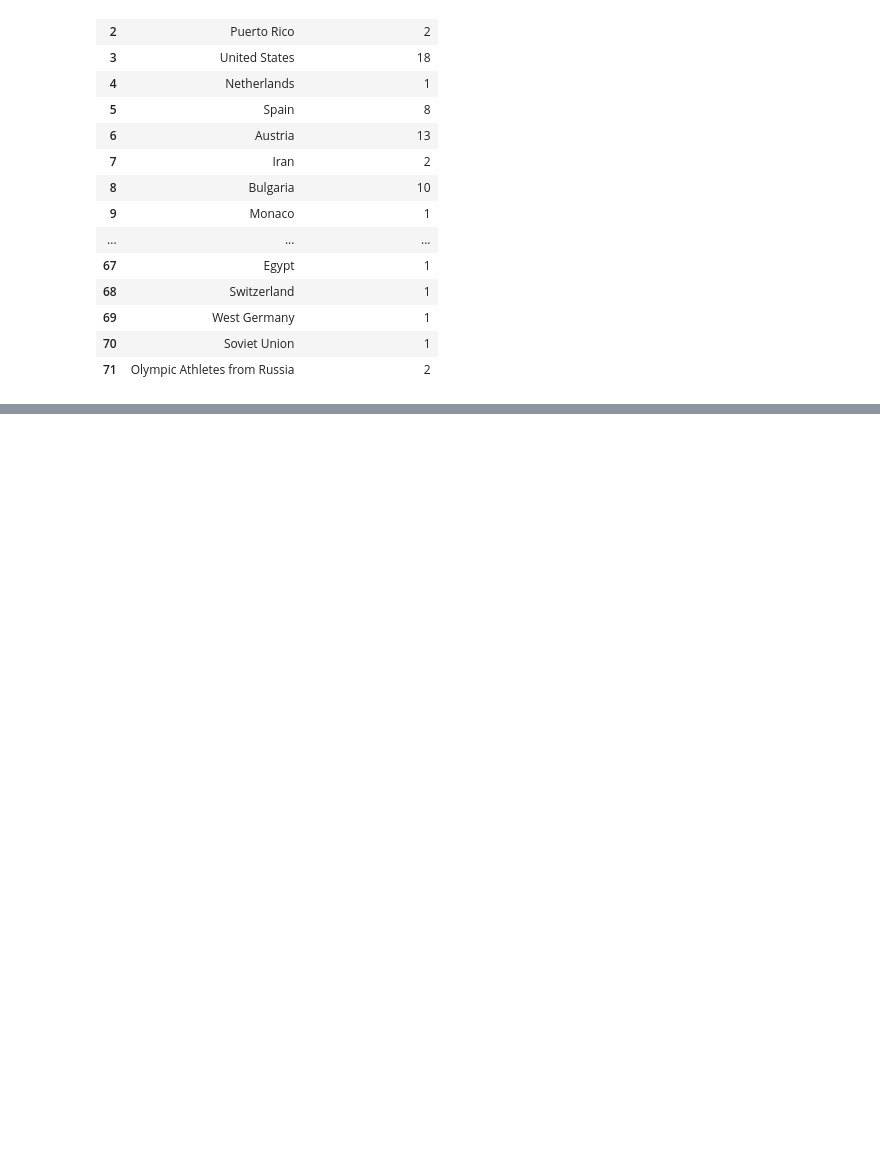
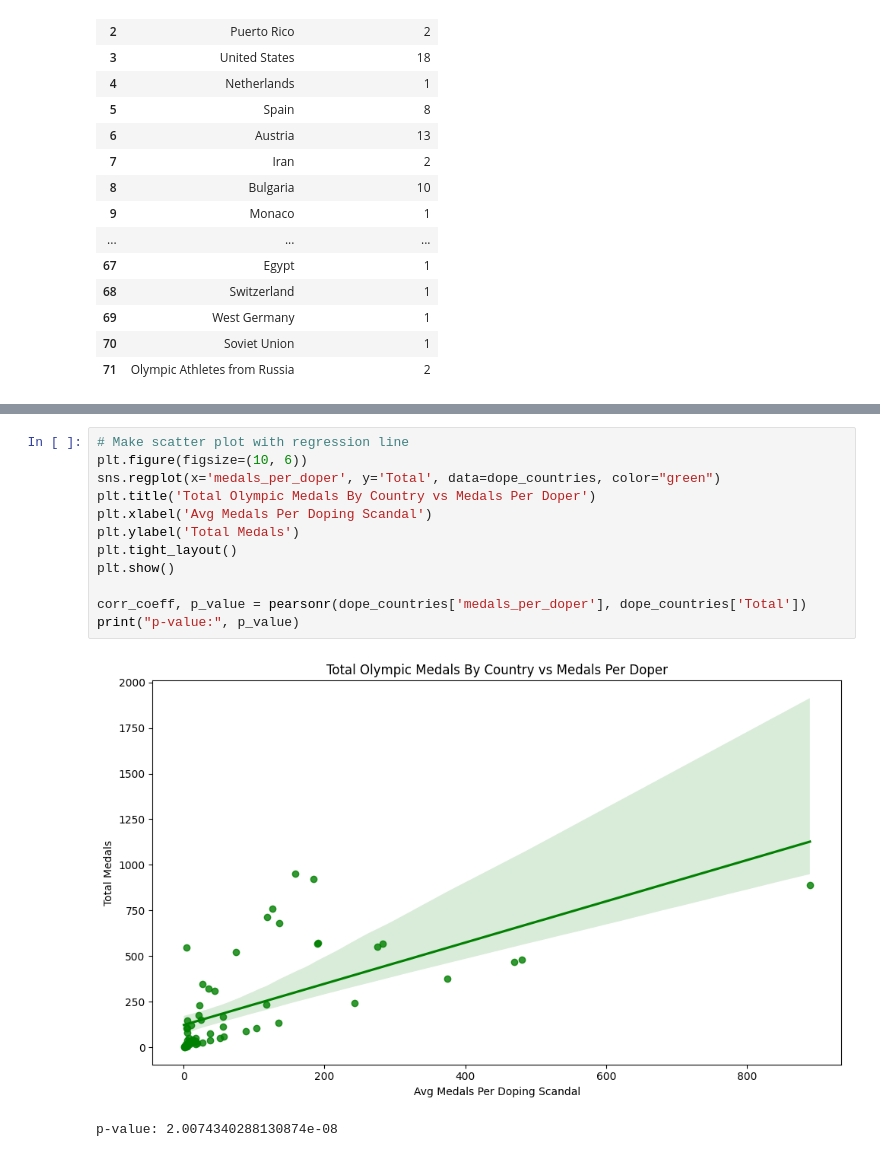
Before and after one commit to stocktonsmith/cs5830_project3, a Jupyter notebook: project3.ipynb, the cells around one changed output, grey strips where cells are left out. Saved outputs shown, nothing was run; the diff lists cells and outputs as text; blank space fills up the shorter version.

```diff
--- a/project3.ipynb
+++ b/project3.ipynb
@@ -115,0 +157,15 @@ display(all_data)
+# %%
+# Make scatter plot with regression line
+plt.figure(figsize=(10, 6))
+sns.regplot(x='medals_per_doper', y='Total', data=dope_countries, color="green")
+plt.title('Total Olympic Medals By Country vs Medals Per Doper')
+plt.xlabel('Avg Medals Per Doping Scandal')
+plt.ylabel('Total Medals')
+plt.tight_layout()
+plt.show()
+
+corr_coeff, p_value = pearsonr(dope_countries['medals_per_doper'], dope_countries['Total'])
+print("p-value:", p_value)
+# %% [output]
+[figure, added]
+p-value: 2.0074340288130874e-08
```
Also changed, not shown: parts of 5 cells of this notebook.
